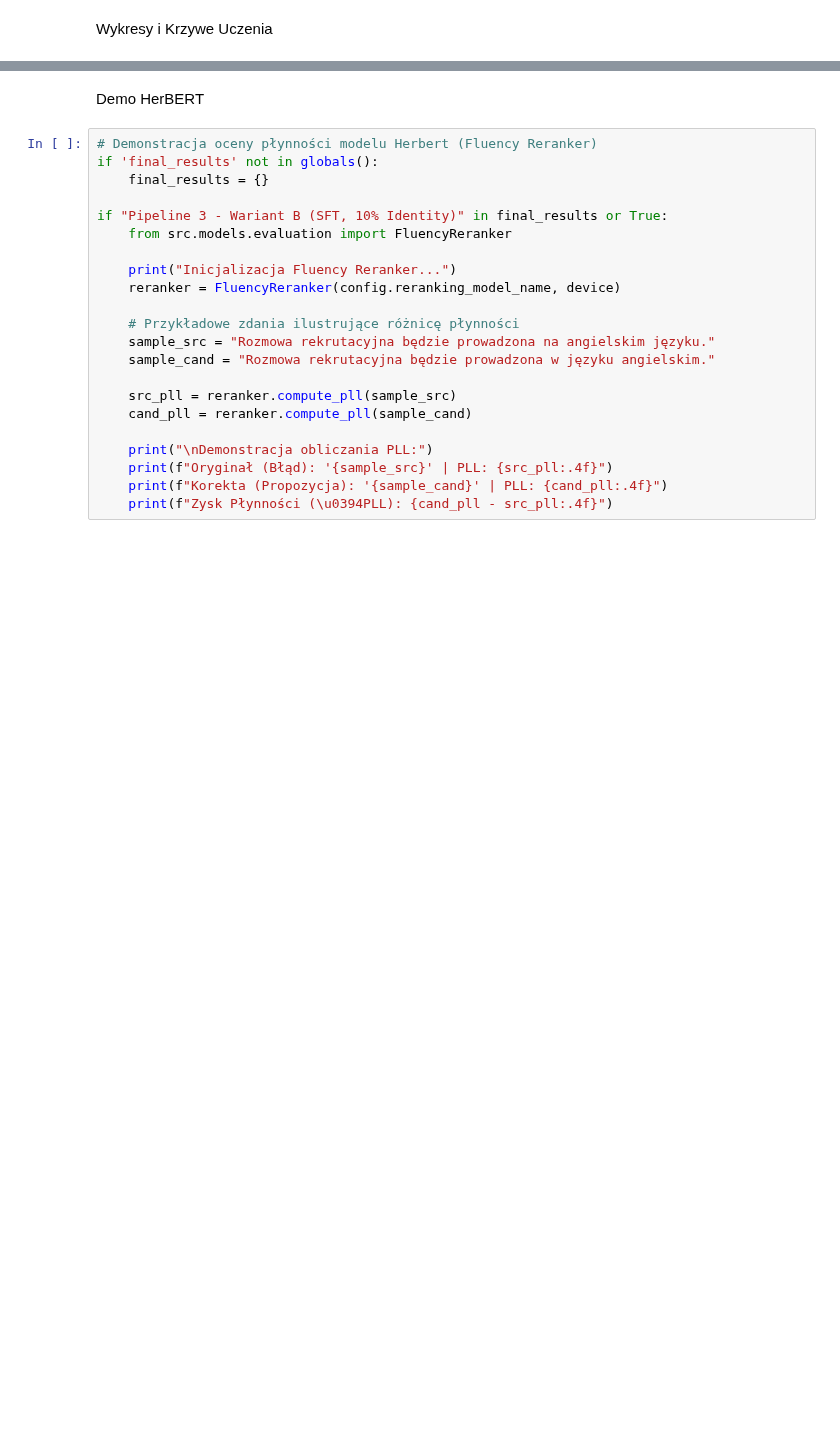
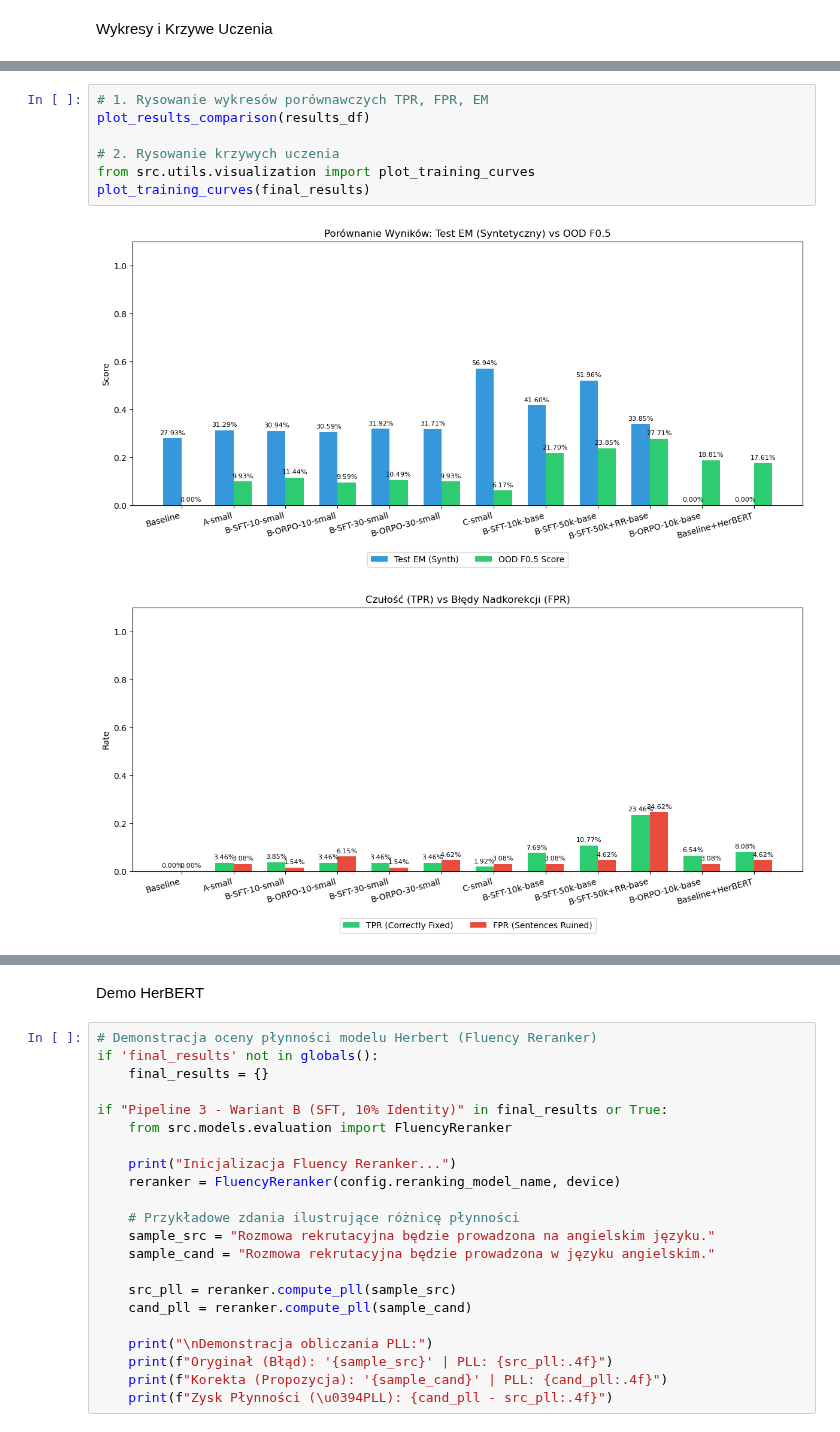
Before and after one commit to vitaliy-khomyn/uj-nlp-correction-project, a Jupyter notebook: main.ipynb, the cells around one changed output, grey strips where cells are left out. Saved outputs shown, nothing was run; the diff lists cells and outputs as text; blank space fills up the shorter version.

```diff
--- a/main.ipynb
+++ b/main.ipynb
@@ -340,0 +277,10 @@ if dirs_to_plot:
+# %%
+# 1. Rysowanie wykresów porównawczych TPR, FPR, EM
+plot_results_comparison(results_df)
+
+# 2. Rysowanie krzywych uczenia
+from src.utils.visualization import plot_training_curves
+plot_training_curves(final_results)
+# %% [output]
+[figure, added]
+[figure, added]
```
Also changed, not shown: parts of 19 cells of this notebook, 3 other files.
